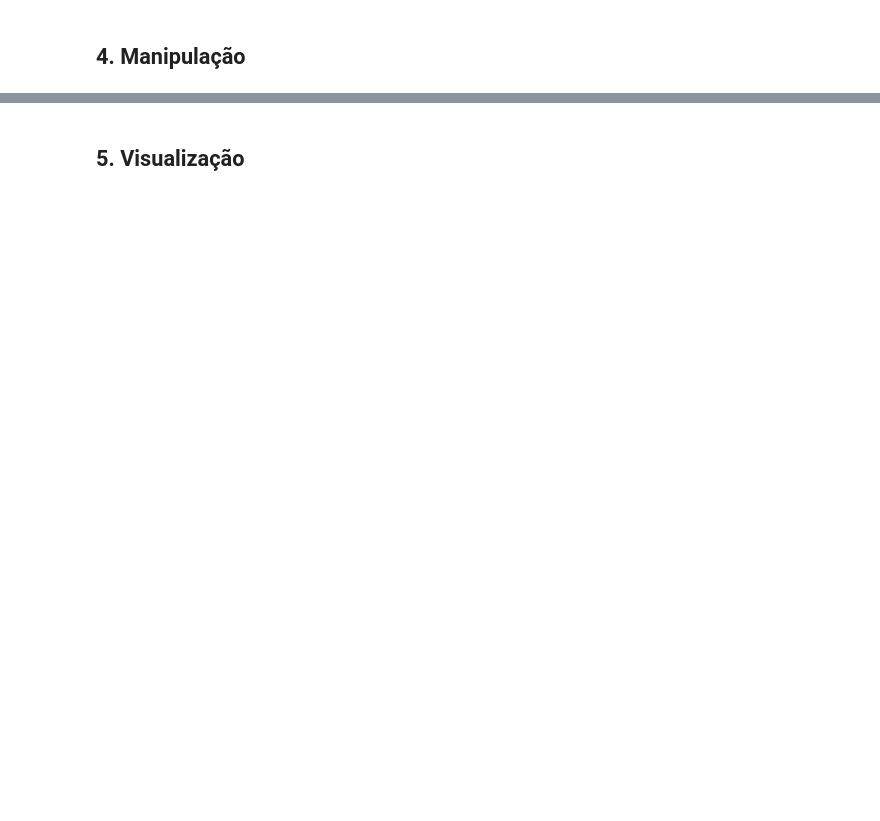
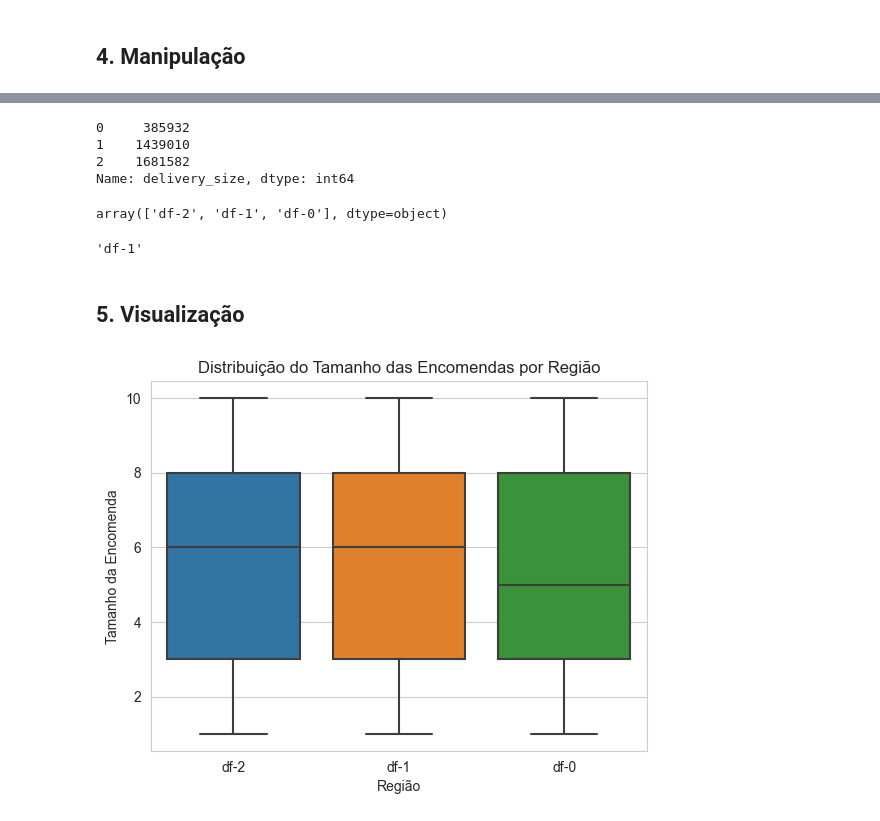
Before and after one commit to leaop/Cursos, a Jupyter notebook: EBAC/atividade16_projeto1.ipynb, the cells around one changed output, grey strips where cells are left out. Saved outputs shown, nothing was run; the diff lists cells and outputs as text; code cells hidden in the pictures; blank space fills up the shorter version.

```diff
--- a/EBAC/atividade16_projeto1.ipynb
+++ b/EBAC/atividade16_projeto1.ipynb
@@ -114,8 +114,8 @@ df.head()
 | 3 | cvrp-1-df-71 | df-1 | -47.893662 | -15.805118 | 180 | [{'id': 'be3ed547394196c12c7c27c8... |
 | 4 | cvrp-2-df-87 | df-2 | -48.054989 | -15.838145 | 180 | [{'id': 'a6328fb4dc0654eb28a996a2... |
 # %%
-df = df[["deliveries"]].explode("deliveries")
-df.head()
+deliveries_exploded_df = df[["deliveries"]].explode("deliveries")
+deliveries_exploded_df.head()
 # %% [output]
 |  | deliveries |
 | 0 | {'id': '313483a19d2f8d65cd5024c8d... |
@@ -127,11 +127,11 @@ df.head()
 # Essa identação para concatenar três DataFrames criados acima ao longo do eixo das colunas (axis=1) para formar um único DataFrame
 deliveries_normalized_df = pd.concat([
   # Extrai o tamanho de cada entrega (size) da lista "deliveries" e renomeia a coluna para "delivery_size"
-  pd.DataFrame(df["deliveries"].apply(lambda record: record["size"])).rename(columns={"deliveries": "delivery_size"}),
+  pd.DataFrame(deliveries_exploded_df["deliveries"].apply(lambda record: record["size"])).rename(columns={"deliveries": "delivery_size"}),
   # Extrai a longitude de cada entrega (lng) da lista "deliveries" e renomeia a coluna para "delivery_lng"
-  pd.DataFrame(df["deliveries"].apply(lambda record: record["point"]["lng"])).rename(columns={"deliveries": "delivery_lng"}),
+  pd.DataFrame(deliveries_exploded_df["deliveries"].apply(lambda record: record["point"]["lng"])).rename(columns={"deliveries": "delivery_lng"}),
   # Extrai a latitude de cada entrega (lat) da lista "deliveries" e renomeia a coluna para "delivery_lat"
-  pd.DataFrame(df["deliveries"].apply(lambda record: record["point"]["lat"])).rename(columns={"deliveries": "delivery_lat"}),
+  pd.DataFrame(deliveries_exploded_df["deliveries"].apply(lambda record: record["point"]["lat"])).rename(columns={"deliveries": "delivery_lat"}),
 ], axis= 1)
 # Exibe as primeiras linhas do DataFrame resultante
 deliveries_normalized_df.head()
@@ -161,3 +274,24 @@ Error:
+# %%
+# Vamos ver agora qual foi a região que comprou os maiores produtos
+dftop = df.groupby('region')['delivery_size'].sum()
+dftop.mode()
+# %% [output]
+0     385932
+1    1439010
+2    1681582
+Name: delivery_size, dtype: int64
+# %%
+df['region'].unique()
+# %% [output]
+array(['df-2', 'df-1', 'df-0'], dtype=object)
+# %%
+#Nem sempre a que comprou os mairoes produtos é a que obteve maior média de lucro ou mesmo de compra
+#como não temos o lucro, vamos ver qual a que manteve a maior média de compra
+media_compra = df.groupby('region')['delivery_size'].mean()
+regiao_media = media_compra.idxmax()
+regiao_media
+# %% [output]
+'df-1'
 # %% [markdown]
 ## 5\. Visualização
 # %%
@@ -166,3 +300,17 @@ Error:
 # - produza pelo menos duas visualizações;
 # - adicione um pequeno texto com os insights encontrados;
 # - etc.
+# %%
+# Filtrar as regiões com tamanhos de encomendas menores que 100 (se necessário)
+df = df[df['delivery_size'] < 12]
+
+# Configurar o estilo do gráfico
+with sns.axes_style('whitegrid'):
+    # Criar o gráfico de distribuição do tamanho das encomendas por região
+    grafico = sns.boxplot(data=df, x='region', y='delivery_size')
+    # Definir título e rótulos dos eixos
+    grafico.set(title='Distribuição do Tamanho das Encomendas por Região', xlabel='Região', ylabel='Tamanho da Encomenda')
+    # Exibir o gráfico
+    plt.show()
+# %% [output]
+[figure, added]
```
Also changed, not shown: parts of 18 cells of this notebook.
